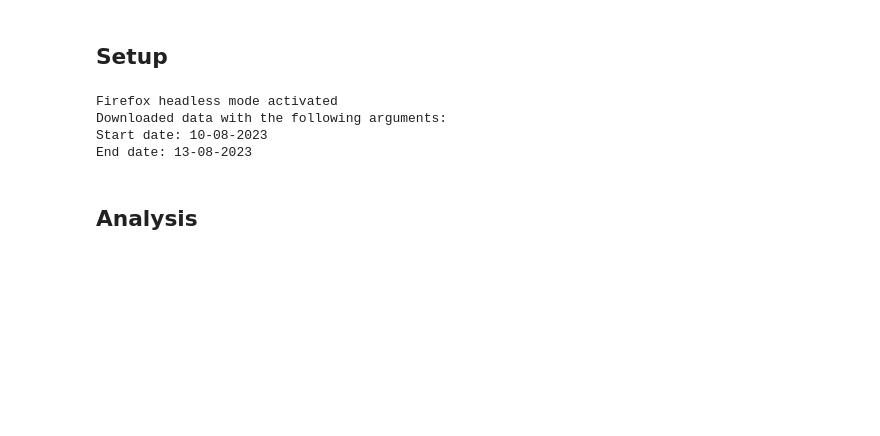
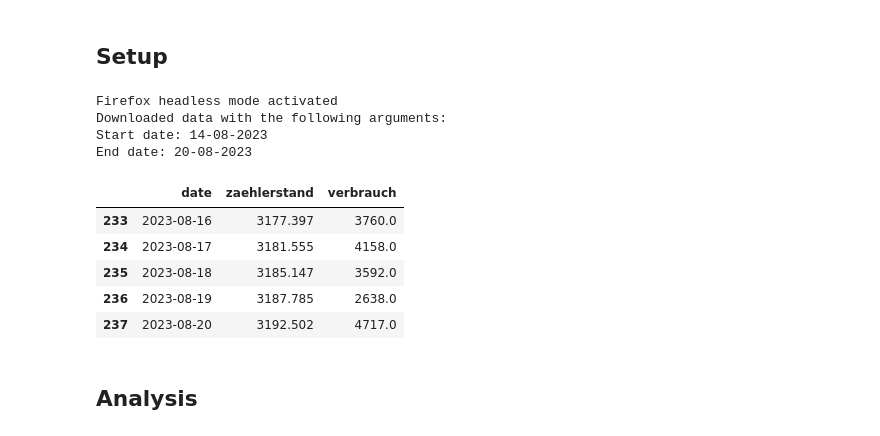
Before and after one commit to ChristianKoplenig/SMIT, a Jupyter notebook: daysum.ipynb, the cells around one changed output. Saved outputs shown, nothing was run; the diff lists cells and outputs as text; code cells hidden in the pictures; blank space fills up the shorter version.

```diff
--- a/daysum.ipynb
+++ b/daysum.ipynb
@@ -16,13 +16,22 @@ user_instance = user()                       # Create user from user_data file
 OsInterface(user_instance).scrapandmove()    # Update data from stromnetzgraz website
 
 # Create dataframes with all data
-df_day = OsInterface(user_instance).create_dataframe(user_instance.csv_wd_daysum, user_instance.day_meter)
-df_night = OsInterface(user_instance).create_dataframe(user_instance.csv_wd_daysum, user_instance.night_meter)
+df_day = OsInterface(user_instance).create_dataframe(user_instance.Folder['work_daysum'], user_instance.Meter['day_meter'])
+df_night = OsInterface(user_instance).create_dataframe(user_instance.Folder['work_daysum'], user_instance.Meter['night_meter'])
 # %% [output]
 Firefox headless mode activated
 Downloaded data with the following arguments:
-Start date: 10-08-2023
-End date: 13-08-2023
+Start date: 14-08-2023
+End date: 20-08-2023
+# %%
+df_day.tail()
+# %% [output]
+|  | date | zaehlerstand | verbrauch |
+| 233 | 2023-08-16 | 3177.397 | 3760.0 |
+| 234 | 2023-08-17 | 3181.555 | 4158.0 |
+| 235 | 2023-08-18 | 3185.147 | 3592.0 |
+| 236 | 2023-08-19 | 3187.785 | 2638.0 |
+| 237 | 2023-08-20 | 3192.502 | 4717.0 |
 # %% [markdown]
 ## Analysis
 # %%
```
Also changed, not shown: parts of 1 cell of this notebook, 9 other files.
